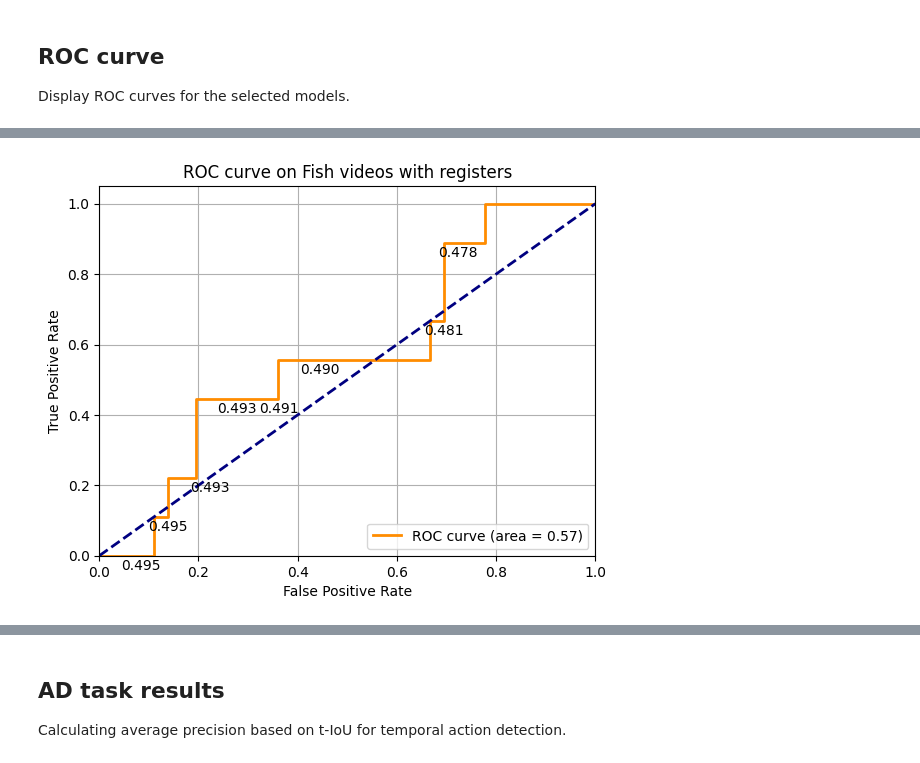
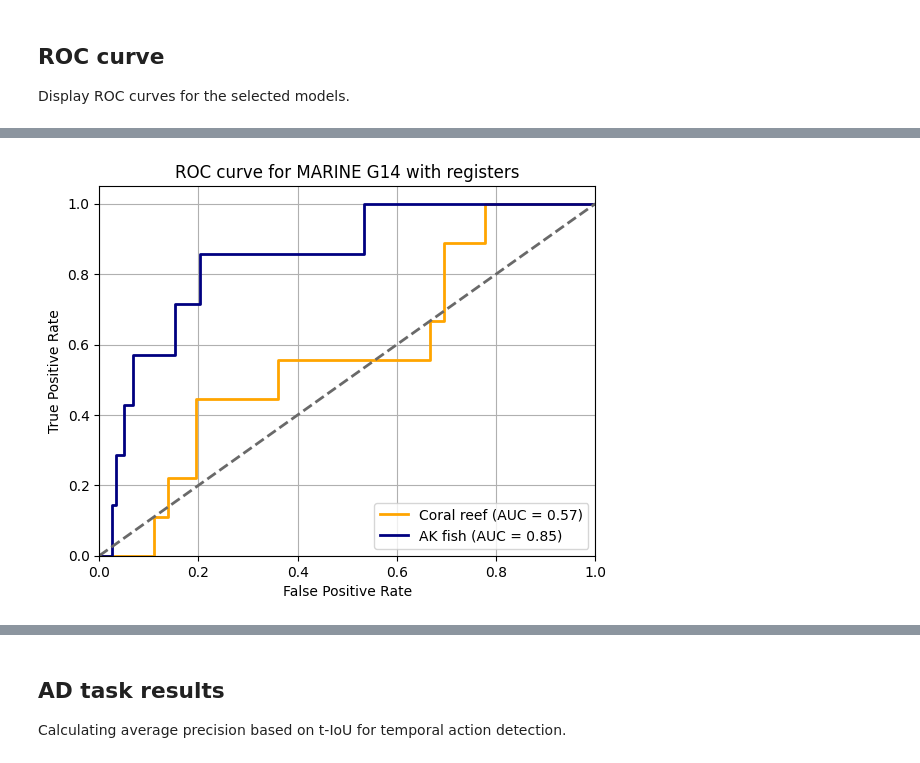
Before and after one commit to ZsofiaK/masterthesis, a Jupyter notebook: Implementation/Pipeline/Results.ipynb, the cells around one changed output, grey strips where cells are left out. Cells and saved outputs as stored; diff of their text form; code cells hidden in the pictures.

Commit message:
Update to ROC curve generation

```diff
--- a/Implementation/Pipeline/Results.ipynb
+++ b/Implementation/Pipeline/Results.ipynb
@@ -45,7 +45,7 @@ if not os.path.exists(predictions_dir):
   shutil.copytree(predictions_drive_dir, predictions_dir)
 # %%
 # Dictionaries for later ease of use.
-dataset_dict = {'fishClips' : 'Fish videos', 'AK-fish' : 'AK fish'}
+dataset_dict = {'fishClips' : 'Coral reef', 'AK-fish' : 'AK fish'}
 frameSelection_dict = {'evenly' : 'Evenly spaced', 'motionAbsdiff' : 'Motion-based'}
 # %% [markdown]
 ## Collect AR results
@@ -135,8 +135,9 @@ results = []
 
 for pred_file in os.listdir(predictions_dir):
 
-  # Consider only prediction outputs files.
-  if pred_file.startswith('pred'):
+  # Consider only prediction outputs files and ignore ones related to the AK sample.
+  # (As these are used in other types of analysis.)
+  if pred_file.startswith('pred') and 'AK-sample' not in pred_file:
     predictions = pd.read_csv(f'{predictions_dir}/{pred_file}')
 
   else:
@@ -153,7 +154,7 @@ for pred_file in os.listdir(predictions_dir):
 
     registers = '-'
 
-  else:
+  elif 'videomae' not in pred_file:   # Ignore results with 'videomae' in the name as those are from experiments not used in the analysis.
     model_properties = '-'.join(properties[4].split('-')[:3])
 
     registers = 'reg' in model_properties
@@ -237,13 +238,27 @@ Display ROC curves for the selected models.
 from sklearn.metrics import roc_curve, auc
 import matplotlib.pyplot as plt
 
-for dataset in roc_datasets:
-  for frame_selection in roc_frameSelections:
-    for model in roc_models:
+for model in roc_models:
+  # Initialize dictionary to hold all data for curves.
+  curves_data = {}
+
+  has_registers = 'with' if 'reg' in model else 'without'
+
+  if 'g14' in model:
+    model_name = 'MARINE G14'
+
+  elif 's14' in model:
+    model_name = 'MARINE S14'
+
+  for dataset in roc_datasets:
+    for frame_selection in roc_frameSelections:
       for image_size in roc_imageSizes:
         for classifier in roc_classifiers:
           for val_score in roc_valScores:
-            has_registers = 'with' if 'reg' in model else 'without'
+
+            dataset_name = dataset_dict[dataset]
+
+            curves_data[dataset_name] = {}
 
             pred_file = f'pred_{dataset}_{frame_selection}_{model}_{image_size}_{classifier}_{val_score}.csv'
 
@@ -258,44 +273,42 @@ for dataset in roc_datasets:
             # Compute the AUC (Area Under the Curve)
             roc_auc = auc(fpr, tpr)
 
-            # Plot the ROC curve
-            plt.figure()
-            plt.plot(fpr, tpr, color='darkorange', lw=2, label=f'ROC curve (area = {roc_auc:.2f})')
-            plt.plot([0, 1], [0, 1], color='navy', lw=2, linestyle='--')  # Diagonal line
+            # Add data to dictionary
+            curves_data[dataset_name]['fpr'] = fpr
+            curves_data[dataset_name]['tpr'] = tpr
+            curves_data[dataset_name]['thresholds'] = thresholds
+            curves_data[dataset_name]['auc'] = roc_auc
 
-            # Select a subset of thresholds to annotate for clarity
-            nr_thresholds_to_display = 10
+  # Plot the ROC curve
+  plt.figure()
 
-            thresholds_to_display = np.linspace(0, len(thresholds) - 1, \
-                                                num=nr_thresholds_to_display, \
-                                                dtype=int)
+  for dataset, curve_data in curves_data.items():
+    if dataset == 'Coral reef':
+      color = 'orange'
 
-            if dataset == 'fishClips' and has_registers == 'without':      # Adjust plot for this setting due to unique shape of the curve.
-              positions_to_use = [0,1,2,3,6,7,8,9]    # Include 1 more than needed on both sides as edge indices will not be used.
+    elif dataset == 'AK fish':
+      color = 'navy'
 
-              thresholds_to_display = [thresholds_to_display[i] for i \
-                                       in range(nr_thresholds_to_display) \
-                                       if i in positions_to_use]
+    plt.plot(curve_data['fpr'], curve_data['tpr'], color=color, lw=2, label=f'{dataset} (AUC = {curve_data["auc"]:.2f})')
 
-            for i in thresholds_to_display[1:-1]:
-              plt.annotate(f'{thresholds[i]:.3f}', (fpr[i], tpr[i]), textcoords="offset points", xytext=(10,-10), ha='center')
 
-            plt.xlim([0.0, 1.0])
-            plt.ylim([0.0, 1.05])
-            plt.xlabel('False Positive Rate')
-            plt.ylabel('True Positive Rate')
-            plt.title(f'ROC curve on {dataset_dict[dataset]} {has_registers} registers')
-            plt.legend(loc='lower right')
-            plt.grid(True)
+  plt.plot([0, 1], [0, 1], color='dimgrey', lw=2, linestyle='--')  # Diagonal line
+  plt.xlim([0.0, 1.0])
+  plt.ylim([0.0, 1.05])
+  plt.xlabel('False Positive Rate')
+  plt.ylabel('True Positive Rate')
+  plt.title(f'ROC curve for {model_name} {has_registers} registers')
+  plt.legend(loc='lower right')
+  plt.grid(True)
 
-            # Save figure to Drive.
-            figures_dir = f"/content/drive/My Drive/UvA/M Thesis/Data/Results/Figures/"
+  # Save figure to Drive.
+  figures_dir = f"/content/drive/My Drive/UvA/M Thesis/Data/Results/Figures/"
 
-            if not os.path.exists(figures_dir):
-                os.makedirs(figures_dir)
+  if not os.path.exists(figures_dir):
+      os.makedirs(figures_dir)
 
-            figure_path = os.path.join(figures_dir, f'ROC_{dataset}_{frame_selection}_{model}_{image_size}_{classifier}_{val_score}.png')
+  figure_path = os.path.join(figures_dir, f'ROC_{model}.png')
 
-            plt.savefig(figure_path, dpi=300, bbox_inches='tight')
-            plt.show()
+  plt.savefig(figure_path, dpi=300, bbox_inches='tight')
+  plt.show()
 # %% [output]
@@ -303 +316 @@ for dataset in roc_datasets:
-[figure, old version]
+[figure, new version]
```
Also changed, not shown: parts of 2 cells of this notebook.
